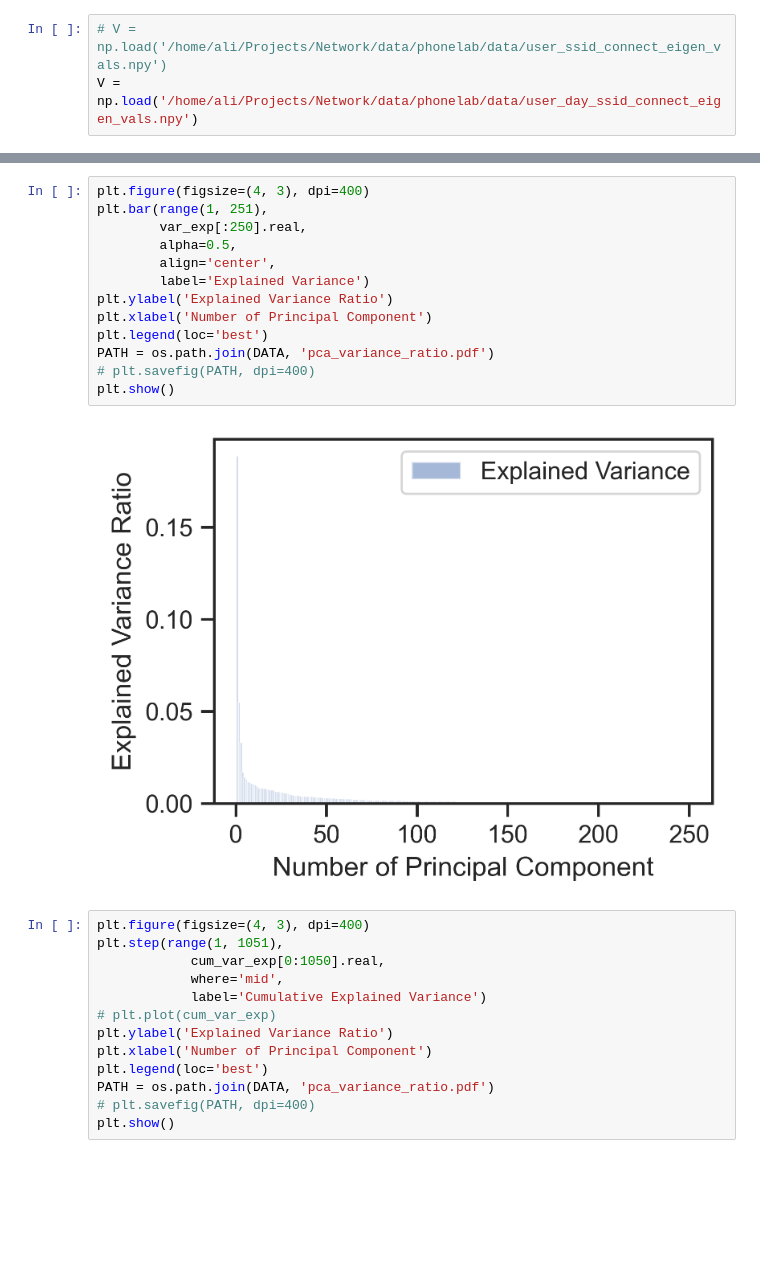
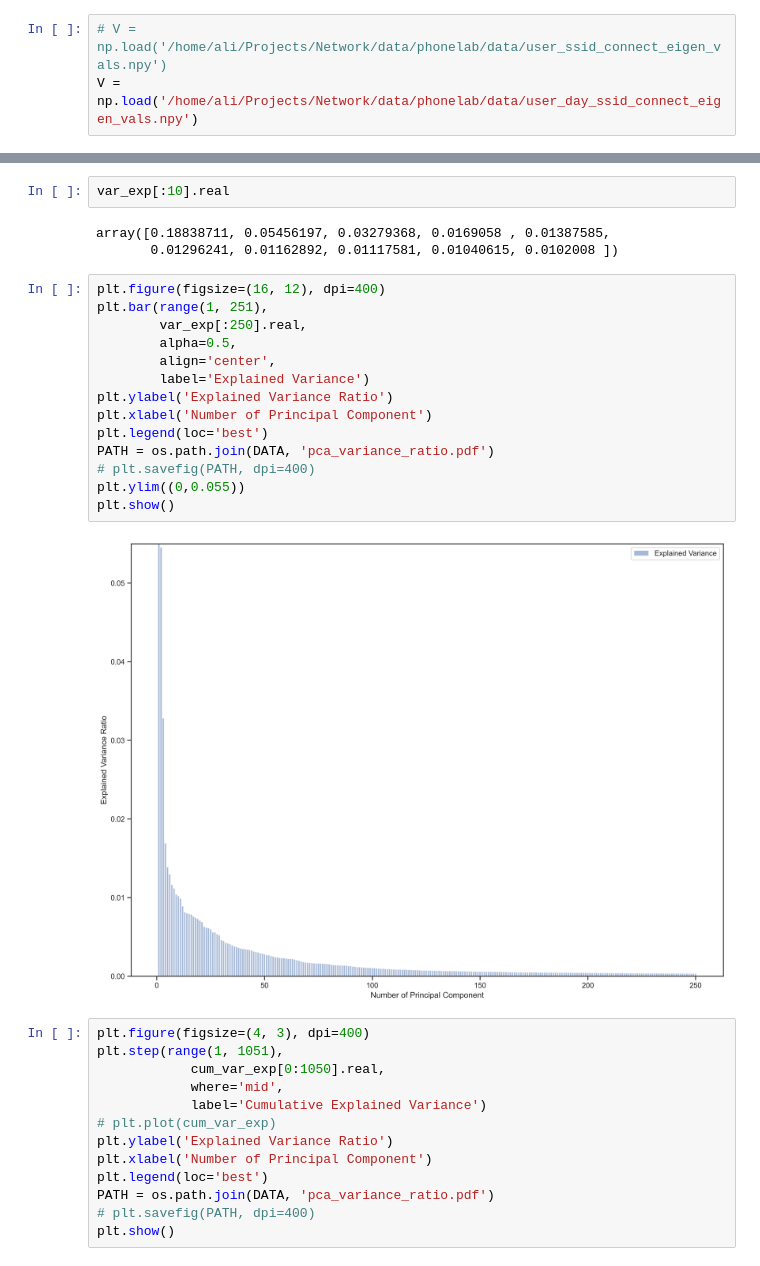
Before and after one commit to alifta/network, a Jupyter notebook: phonelab.ipynb, the cells around one changed output, grey strips where cells are left out. Saved outputs shown, nothing was run; the diff lists cells and outputs as text; blank space fills up the shorter version.

```diff
--- a/phonelab.ipynb
+++ b/phonelab.ipynb
@@ -92,18 +149,24 @@ cum_var_exp = np.cumsum(var_exp)
+# %%
+var_exp[:10].real
+# %% [output]
+array([0.18838711, 0.05456197, 0.03279368, 0.0169058 , 0.01387585,
+       0.01296241, 0.01162892, 0.01117581, 0.01040615, 0.0102008 ])
 # %%
-plt.figure(figsize=(4, 3), dpi=400)
+plt.figure(figsize=(16, 12), dpi=400)
 plt.bar(range(1, 251),
         var_exp[:250].real,
         alpha=0.5,
         align='center',
         label='Explained Variance')
 plt.ylabel('Explained Variance Ratio')
 plt.xlabel('Number of Principal Component')
 plt.legend(loc='best')
 PATH = os.path.join(DATA, 'pca_variance_ratio.pdf')
 # plt.savefig(PATH, dpi=400)
+plt.ylim((0,0.055))
 plt.show()
 # %% [output]
-[figure, old version]
+[figure, new version]
 # %%
 plt.figure(figsize=(4, 3), dpi=400)
 plt.step(range(1, 1051),
```
Also changed, not shown: parts of 16 cells of this notebook, 1 other file.
